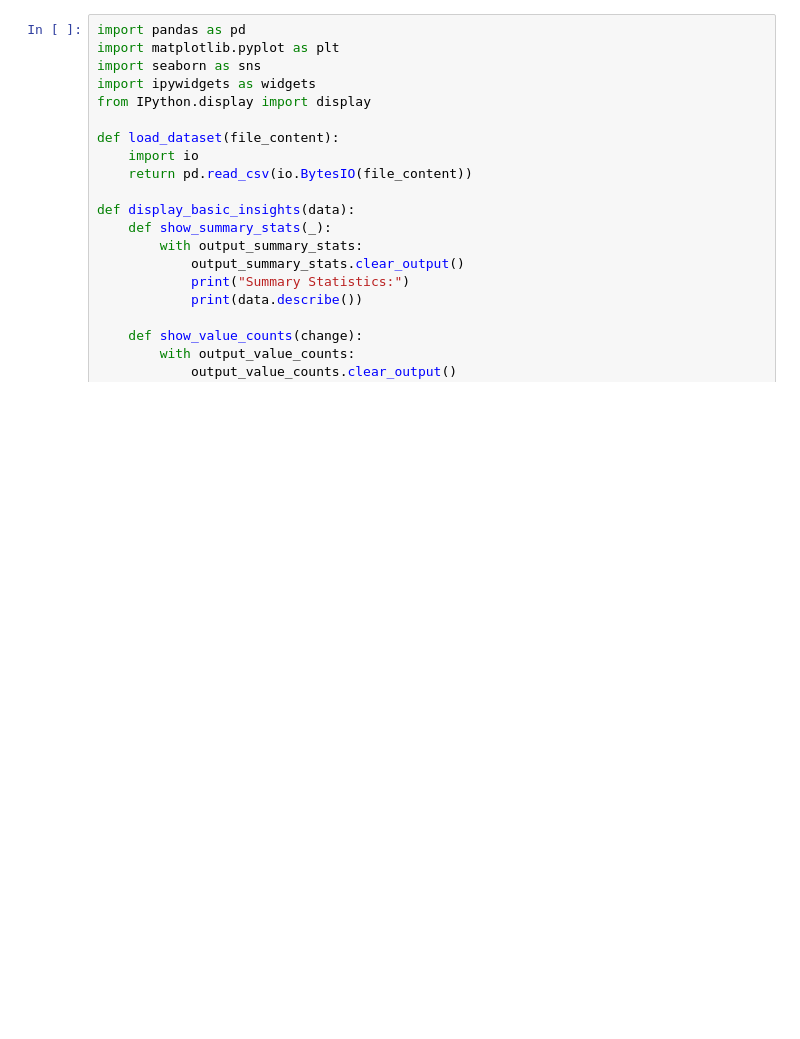
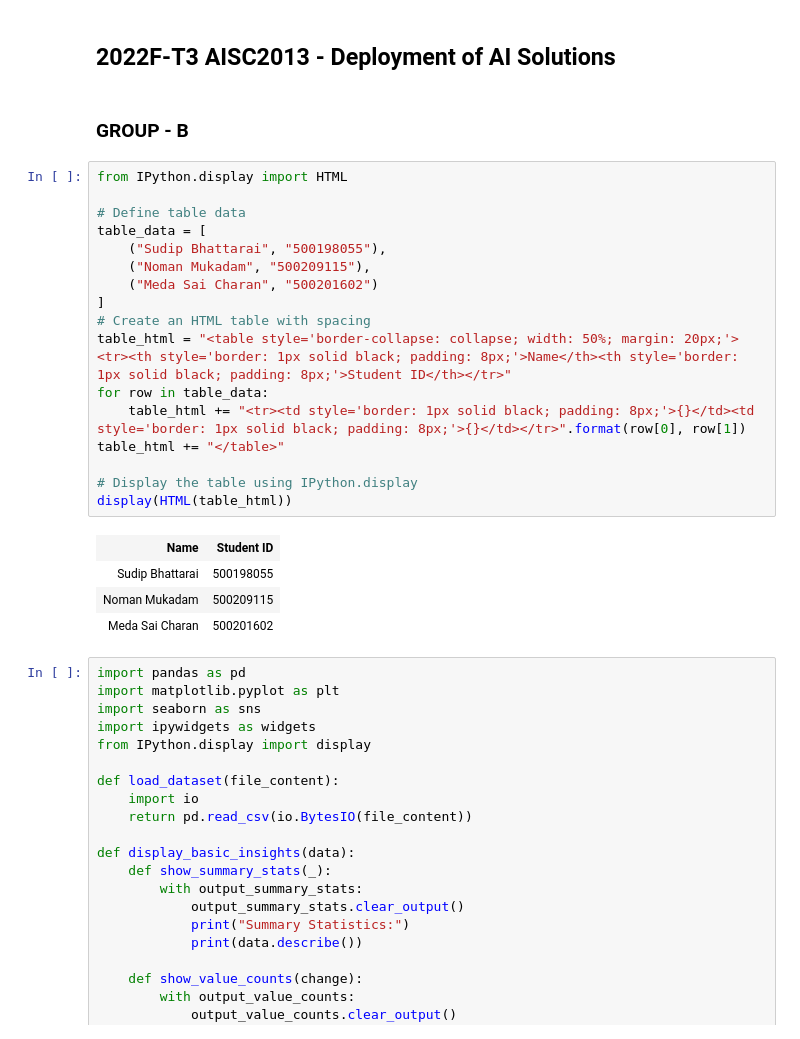
Before and after one commit to Naumann07/DataSight, a Jupyter notebook: finalexam.ipynb, the cells around one changed output. Drawn from its saved outputs; the diff is of its cells as text; blank space fills up the shorter version.

Commit message:
Updated to show group members

```diff
--- a/finalexam.ipynb
+++ b/finalexam.ipynb
@@ -1,5 +1,31 @@
 # %% [markdown]
 <a href="https://colab.research.google.com/github/Naumann07/DataSight/blob/main/finalexam.ipynb" target="_parent"><img src="https://colab.research.google.com/assets/colab-badge.svg" alt="Open In Colab"/></a>
+# %% [markdown]
+## **2022F-T3 AISC2013 - Deployment of AI Solutions**
+# %% [markdown]
+### **GROUP - B**
+# %%
+from IPython.display import HTML
+
+# Define table data
+table_data = [
+    ("Sudip Bhattarai", "500198055"),
+    ("Noman Mukadam", "500209115"),
+    ("Meda Sai Charan", "500201602")
+]
+# Create an HTML table with spacing
+table_html = "<table style='border-collapse: collapse; width: 50%; margin: 20px;'><tr><th style='border: 1px solid black; padding: 8px;'>Name</th><th style='border: 1px solid black; padding: 8px;'>Student ID</th></tr>"
+for row in table_data:
+    table_html += "<tr><td style='border: 1px solid black; padding: 8px;'>{}</td><td style='border: 1px solid black; padding: 8px;'>{}</td></tr>".format(row[0], row[1])
+table_html += "</table>"
+
+# Display the table using IPython.display
+display(HTML(table_html))
+# %% [output]
+| Name | Student ID |
+| Sudip Bhattarai | 500198055 |
+| Noman Mukadam | 500209115 |
+| Meda Sai Charan | 500201602 |
 # %%
 import pandas as pd
 import matplotlib.pyplot as plt
```
